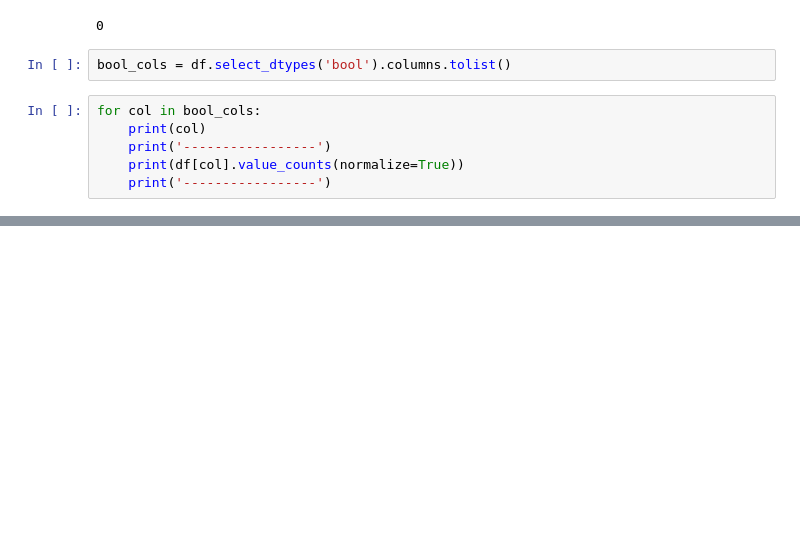
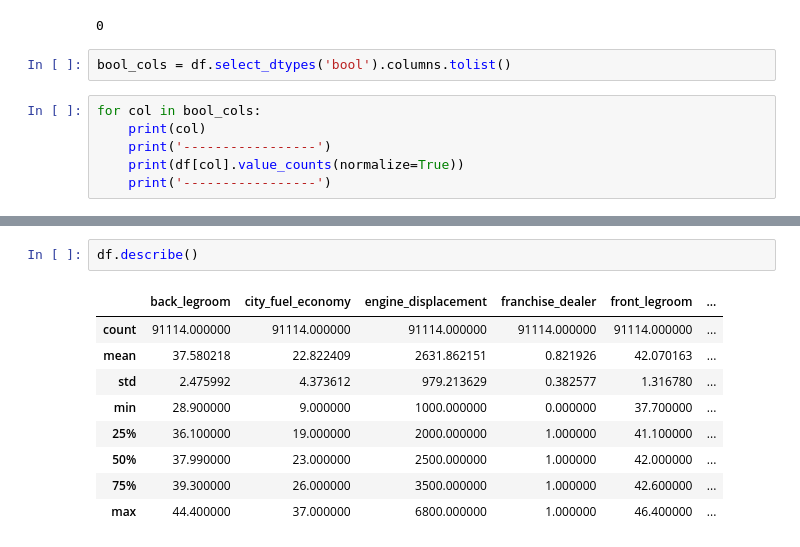
Before and after one commit to adam-talbot/used-cars-regression, a Jupyter notebook: scratchpad.ipynb, the cells around one changed output, grey strips where cells are left out. Saved outputs shown, nothing was run; the diff lists cells and outputs as text; blank space fills up the shorter version.

```diff
--- a/scratchpad.ipynb
+++ b/scratchpad.ipynb
@@ -697,0 +741,12 @@ for col in bool_cols:
+# %%
+df.describe()
+# %% [output]
+|  | back_legroom | city_fuel_economy | engine_displacement | franchise_dealer | front_legroom | ... |
+| count | 91114.000000 | 91114.000000 | 91114.000000 | 91114.000000 | 91114.000000 | ... |
+| mean | 37.580218 | 22.822409 | 2631.862151 | 0.821926 | 42.070163 | ... |
+| std | 2.475992 | 4.373612 | 979.213629 | 0.382577 | 1.316780 | ... |
+| min | 28.900000 | 9.000000 | 1000.000000 | 0.000000 | 37.700000 | ... |
+| 25% | 36.100000 | 19.000000 | 2000.000000 | 1.000000 | 41.100000 | ... |
+| 50% | 37.990000 | 23.000000 | 2500.000000 | 1.000000 | 42.000000 | ... |
+| 75% | 39.300000 | 26.000000 | 3500.000000 | 1.000000 | 42.600000 | ... |
+| max | 44.400000 | 37.000000 | 6800.000000 | 1.000000 | 46.400000 | ... |
```
Also changed, not shown: parts of 20 cells of this notebook, 2 other files.
